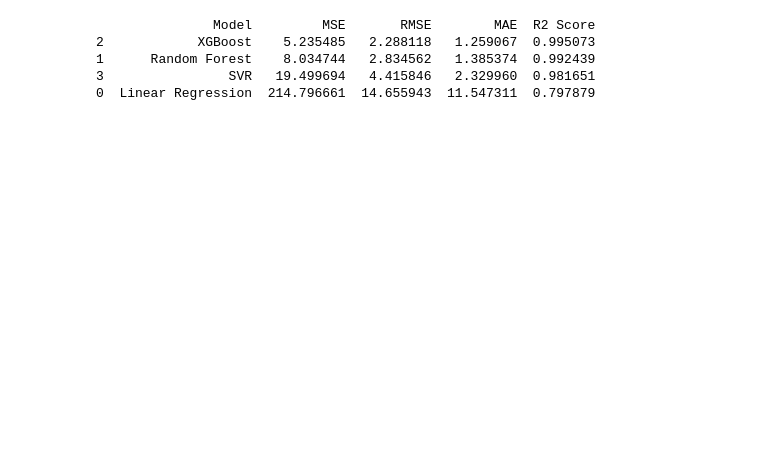
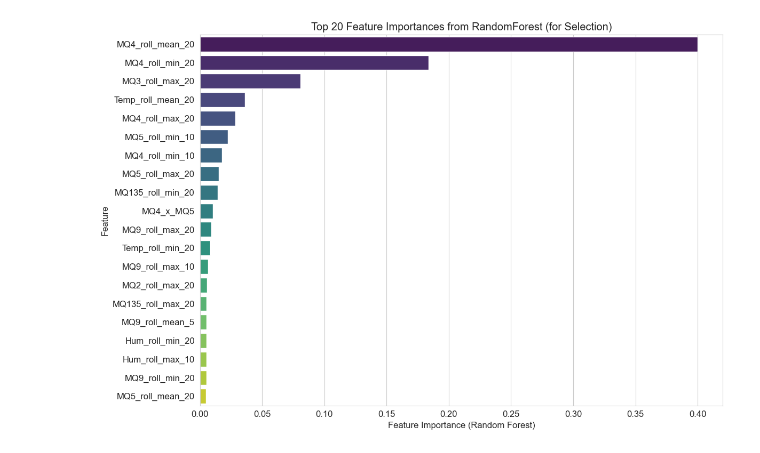
Before and after one commit to Aryan-Prasad-666/Sensor-Enabled-Freshness-Lifespan-Analysis, a Jupyter notebook: freshness_lifespan_analysis.ipynb, the cells around one changed output. Cells and saved outputs as stored; diff of their text form; code cells hidden in the pictures; blank space fills up the shorter version.

```diff
--- a/freshness_lifespan_analysis.ipynb
+++ b/freshness_lifespan_analysis.ipynb
@@ -344,4 +227,18 @@ plt.show()
 # %%
-df = pd.concat([df1, df2, df3, df4], ignore_index=True)
-df
+final_results = []
+all_r2_scores = {name: [] for name in models.keys()}
+all_rmse_scores = {name: [] for name in models.keys()}
+all_mae_scores = {name: [] for name in models.keys()}
+all_mse_scores = {name: [] for name in models.keys()}
+
+all_features_data = pd.concat(banana_datasets, ignore_index=True)
+all_features_data = all_features_data[all_features_data[target] > 0].copy()
+
+X_all = all_features_data[features]
+y_all = all_features_data[target]
+
+features_to_select_from = [f for f in features if f in X_all.columns]
+X_all = X_all[features_to_select_from]
+
+print(f"Total features before selection: {len(features_to_select_from)}")
 # %% [output]
@@ -361,52 +246,18 @@ df
 # %%
-from sklearn.linear_model import LinearRegression
-from sklearn.ensemble import RandomForestRegressor
-from sklearn.svm import SVR
-from sklearn.metrics import mean_squared_error, r2_score, mean_absolute_error
+rf_selector = RandomForestRegressor(n_estimators=200, random_state=42, n_jobs=-1)
+rf_selector.fit(X_all, y_all)
 
-features = ['Temp', 'Hum', 'MQ2', 'MQ3', 'MQ4', 'MQ5', 'MQ9', 'MQ135']
-target = 'Hours Left to Rot'
+feature_importances_rf = pd.Series(rf_selector.feature_importances_, index=X_all.columns)
+feature_importances_rf = feature_importances_rf.sort_values(ascending=False)
 
-X = df[features]
-y = df[target]
-
-scaler = StandardScaler()
-X_scaled = scaler.fit_transform(X)
-
-X_train, X_test, y_train, y_test = train_test_split(X_scaled, y, test_size=0.2, random_state=42)
-
-models = {
-    'Linear Regression': LinearRegression(),
-    'Random Forest': RandomForestRegressor(n_estimators=100, random_state=42),
-    'XGBoost': XGBRegressor(n_estimators=100, learning_rate=0.1, random_state=42),
-    'SVR': SVR(kernel='rbf', C=100, gamma=0.1)
-}
-
-results = []
-
-for name, model in models.items():
-    model.fit(X_train, y_train)
-    y_pred = model.predict(X_test)
-
-    mse = mean_squared_error(y_test, y_pred)
-    rmse = np.sqrt(mse)
-    mae = mean_absolute_error(y_test, y_pred)
-    r2 = r2_score(y_test, y_pred)
-
-    results.append({
-        'Model': name,
-        'MSE': mse,
-        'RMSE': rmse,
-        'MAE': mae,
-        'R2 Score': r2
-    })
-
-results_df = pd.DataFrame(results).sort_values(by='R2 Score', ascending=False)
-print(results_df)
+top_n = 20
+plt.figure(figsize=(12, 8))
+sns.barplot(x=feature_importances_rf.head(top_n).values, y=feature_importances_rf.head(top_n).index, palette='viridis')
+plt.xlabel("Feature Importance (Random Forest)")
+plt.ylabel("Feature")
+plt.title(f"Top {top_n} Feature Importances from RandomForest (for Selection)")
+plt.tight_layout()
+plt.show()
 # %% [output]
-               Model         MSE       RMSE        MAE  R2 Score
-2            XGBoost    5.235485   2.288118   1.259067  0.995073
-1      Random Forest    8.034744   2.834562   1.385374  0.992439
-3                SVR   19.499694   4.415846   2.329960  0.981651
-0  Linear Regression  214.796661  14.655943  11.547311  0.797879
+[figure, added]
 # %%
```
Also changed, not shown: parts of 16 cells of this notebook, 2 other files.
